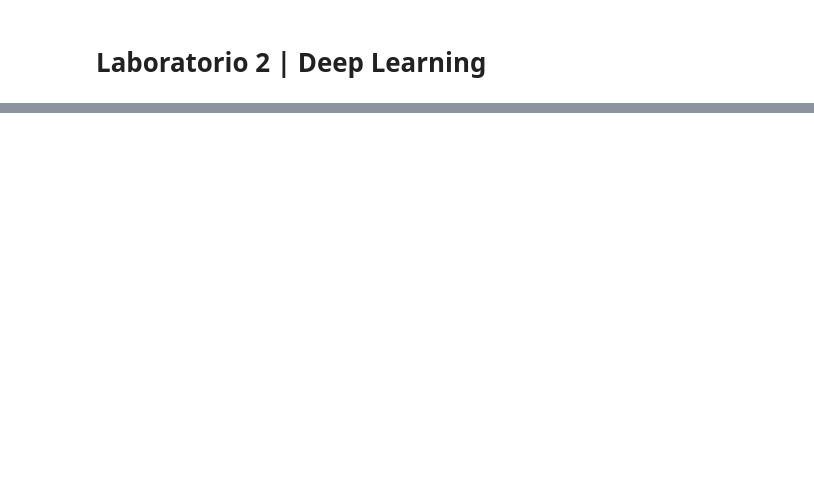
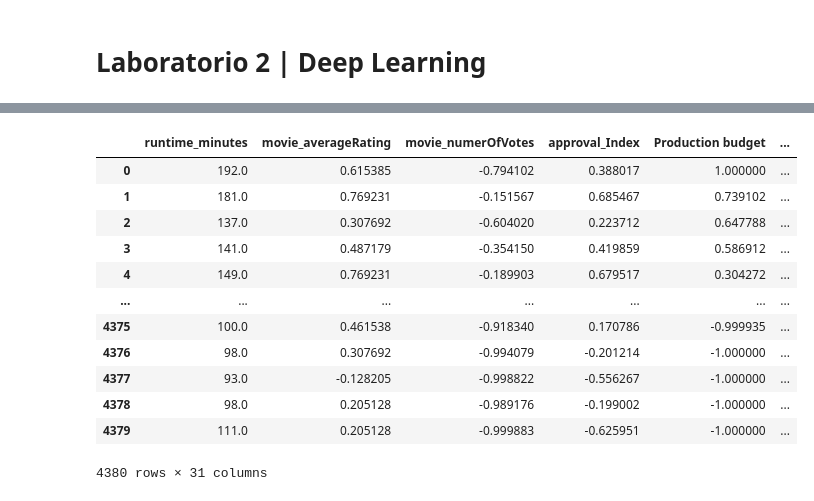
Before and after one commit to RenattoGuzman/DeepLearning-Labs, a Jupyter notebook: Lab2.ipynb, the cells around one changed output, grey strips where cells are left out. Saved outputs shown, nothing was run; the diff lists cells and outputs as text; code cells hidden in the pictures; blank space fills up the shorter version.

```diff
--- a/Lab2.ipynb
+++ b/Lab2.ipynb
@@ -30,0 +145,21 @@ df.head(5)
+# %%
+# Data without info from directors
+nd_data = data
+
+nd_data = nd_data.drop(columns=['director_name'])
+
+nd_data
+# %% [output]
+|  | runtime_minutes | movie_averageRating | movie_numerOfVotes | approval_Index | Production budget | ... |
+| 0 | 192.0 | 0.615385 | -0.794102 | 0.388017 | 1.000000 | ... |
+| 1 | 181.0 | 0.769231 | -0.151567 | 0.685467 | 0.739102 | ... |
+| 2 | 137.0 | 0.307692 | -0.604020 | 0.223712 | 0.647788 | ... |
+| 3 | 141.0 | 0.487179 | -0.354150 | 0.419859 | 0.586912 | ... |
+| 4 | 149.0 | 0.769231 | -0.189903 | 0.679517 | 0.304272 | ... |
+| ... | ... | ... | ... | ... | ... | ... |
+| 4375 | 100.0 | 0.461538 | -0.918340 | 0.170786 | -0.999935 | ... |
+| 4376 | 98.0 | 0.307692 | -0.994079 | -0.201214 | -1.000000 | ... |
+| 4377 | 93.0 | -0.128205 | -0.998822 | -0.556267 | -1.000000 | ... |
+| 4378 | 98.0 | 0.205128 | -0.989176 | -0.199002 | -1.000000 | ... |
+| 4379 | 111.0 | 0.205128 | -0.999883 | -0.625951 | -1.000000 | ... |
+4380 rows × 31 columns
```
Also changed, not shown: parts of 18 cells of this notebook, 3 other files.
